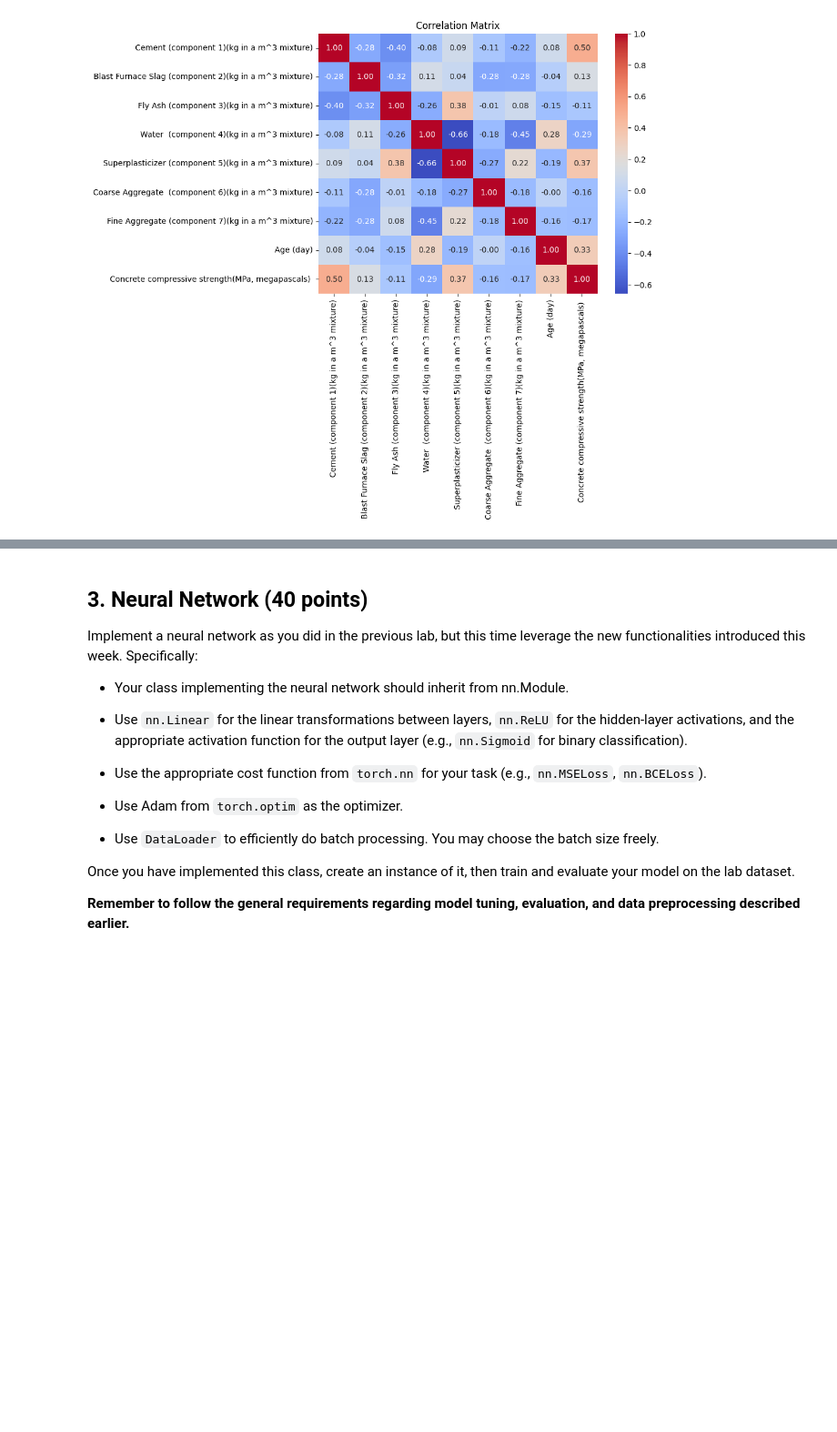
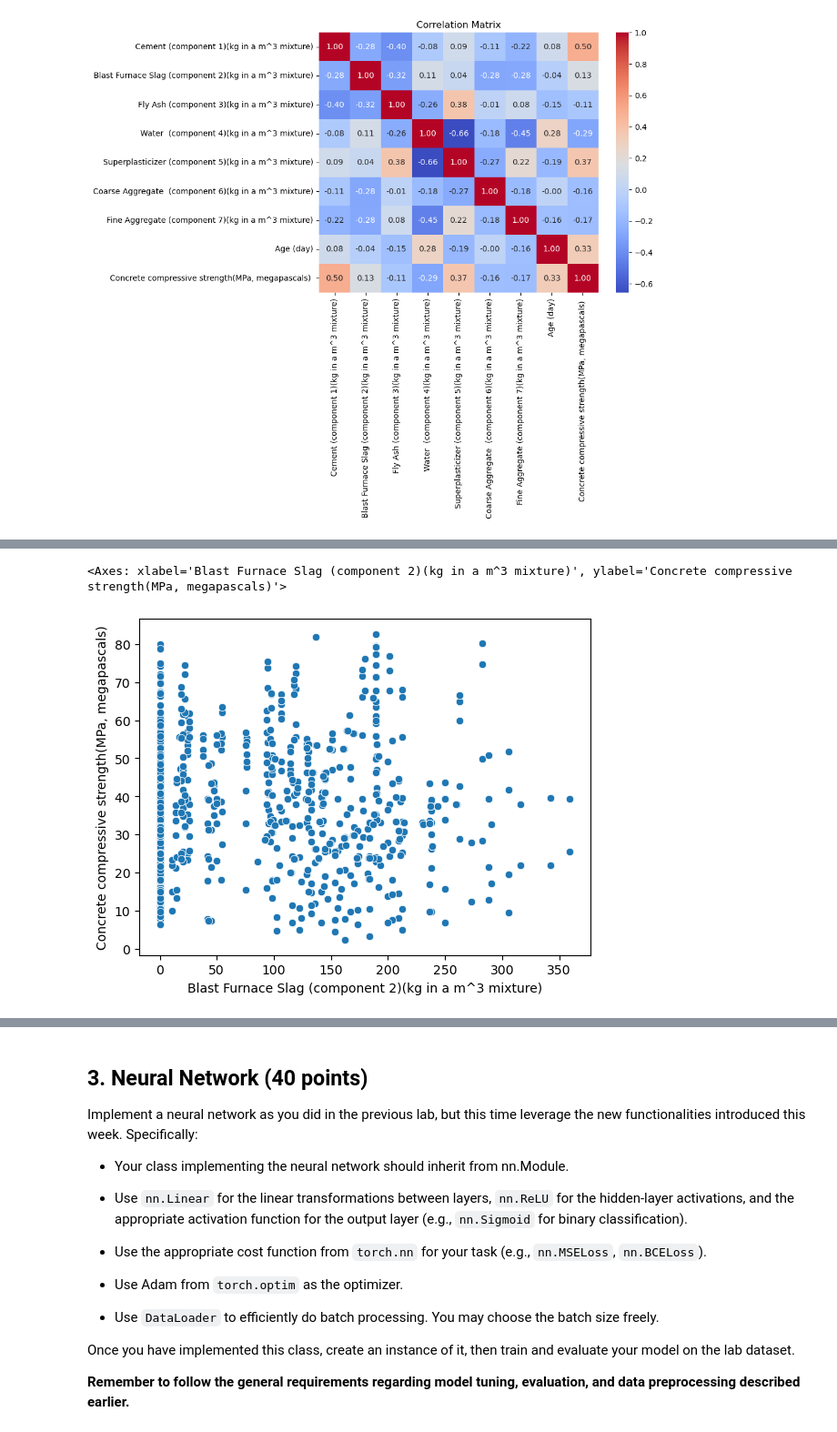
Before and after one commit to rashiadhikarira/ML2_LAB05, a Jupyter notebook: 05-neural-networks-real-data.ipynb, the cells around one changed output, grey strips where cells are left out. Shown at 91% size. Saved outputs shown, nothing was run; the diff lists cells and outputs as text; code cells hidden in the pictures; blank space fills up the shorter version.

```diff
--- a/05-neural-networks-real-data.ipynb
+++ b/05-neural-networks-real-data.ipynb
@@ -95,0 +115,5 @@ plt.show()
+# %%
+sns.scatterplot(data = df, x= "Blast Furnace Slag (component 2)(kg in a m^3 mixture)", y="Concrete compressive strength(MPa, megapascals)")
+# %% [output]
+<Axes: xlabel='Blast Furnace Slag (component 2)(kg in a m^3 mixture)', ylabel='Concrete compressive strength(MPa, megapascals)'>
+[figure, added]
```
Also changed, not shown: parts of 9 cells of this notebook.
